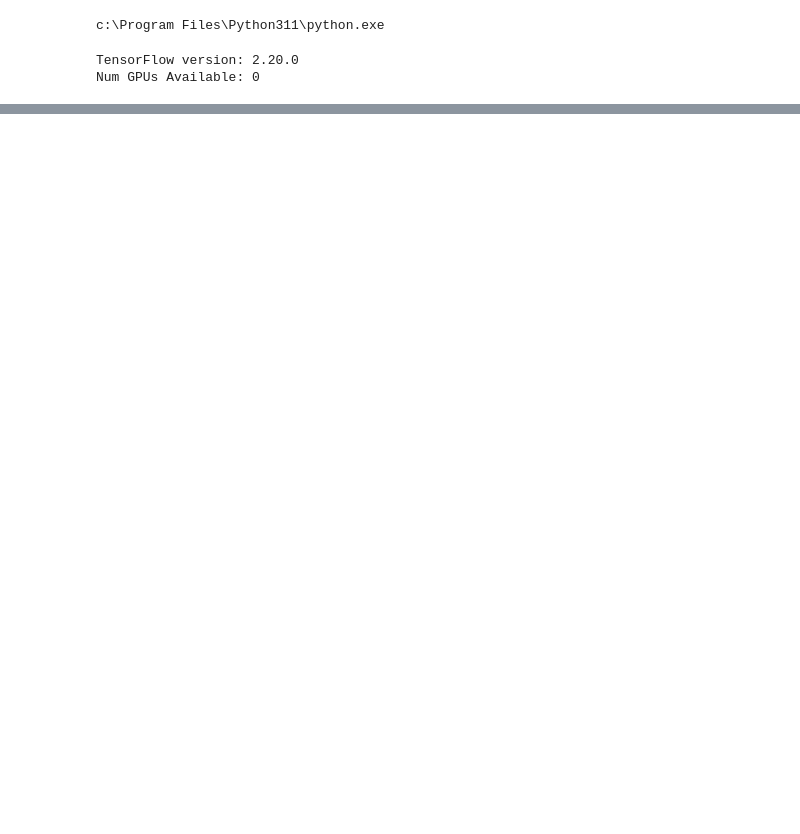
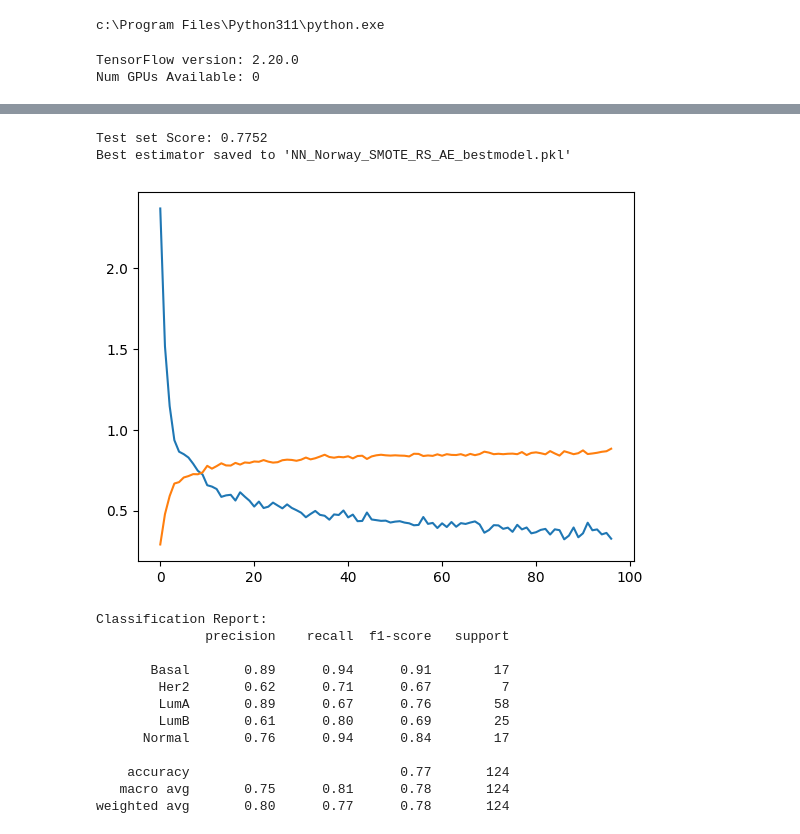
Before and after one commit to Alvinator24/BioinfoThesis, a Jupyter notebook: NeuralNetworks/Norway_NN_SMOTE_RandomSearch_AE.ipynb, the cells around one changed output, grey strips where cells are left out. Cells and saved outputs as stored; diff of their text form; code cells hidden in the pictures; blank space fills up the shorter version.

```diff
--- a/NeuralNetworks/Norway_NN_SMOTE_RandomSearch_AE.ipynb
+++ b/NeuralNetworks/Norway_NN_SMOTE_RandomSearch_AE.ipynb
@@ -83,11 +83,11 @@ def build_autoencoder(input_dim, encoding_dim=500, hidden_dim1=5000, hidden_dim2
     encoder = Model(inputs=inp, outputs=encoded)
     return autoencoder, encoder
 
-autoencoder, encoder = build_autoencoder(input_dim)
-autoencoder.fit(X_train_sm, X_train_sm, epochs=100, batch_size=32, verbose=1, shuffle=True)
+# Apply AE before the main pipeline (standard practice if AE is not being tuned)
+autoencoder, encoder = build_autoencoder(X_train.shape[1])
+autoencoder.fit(X_train, X_train, epochs=100, batch_size=32, verbose=1, shuffle=True)
 
-# Encode features
-X_train_encoded = encoder.predict(X_train_sm)
+X_train_encoded = encoder.predict(X_train)
 X_test_encoded = encoder.predict(X_test)
 # %% [output]
 Epoch 1/100
@@ -260,0 +300,67 @@ WARNING:tensorflow:6 out of the last 23 calls to <function TensorFlowTrainer.mak
+# %%
+#YOU CAN DELETE THIS I FIXED IT ABOVE JUST RAN AGAIN BECAUSE OF PREVIOUS ERROR
+
+# -------------------------------
+# EVALUATION
+# -------------------------------
+# Test on held-out test set
+test_acc = random_search.score(X_test_encoded, y_test_enc)
+print(f"Test set Score: {test_acc:.4f}")
+
+best_model = random_search.best_estimator_
+final_history = best_model.named_steps['nn'].model_.final_history
+
+
+joblib.dump(best_model, "NN_SMOTE_RS_AE_bestmodel.pkl")
+print("Best estimator saved to 'NN_SMOTE_RS_AE_bestmodel.pkl'")
+
+
+plt.plot(final_history['loss'], label='Loss')
+plt.plot(final_history['accuracy'], label='Accuracy')
+plt.show()
+
+
+y_pred_classes = best_model.predict(X_test_encoded)
+print("\nClassification Report:")
+print(classification_report(y_test_enc, y_pred_classes, target_names=le.classes_))
+
+cm = confusion_matrix(y_test_enc, y_pred_classes)
+plt.figure(figsize=(10, 8))
+sns.heatmap(cm, annot=True, fmt='d', cmap='Blues',
+            xticklabels=le.classes_, yticklabels=le.classes_)
+plt.xlabel('Predicted')
+plt.ylabel('True')
+plt.title('Confusion Matrix - Best Model')
+plt.tight_layout()
+plt.show()
+
+
+# Create results dataframe
+results_df = pd.DataFrame(random_search.cv_results_)
+results_df = results_df.sort_values('rank_test_score')
+
+# Show top 10 configurations
+print("\n" + "="*80)
+print("TOP 10 CONFIGURATIONS:")
+print("="*80)
+top_10 = results_df[['params', 'mean_test_score', 'std_test_score', 'rank_test_score']].head(10)
+for idx, row in top_10.iterrows():
+    print(f"\nRank {int(row['rank_test_score'])}:")
+    print(f"  Score: {row['mean_test_score']:.4f} (+/- {row['std_test_score']:.4f})")
+    print(f"  Parameters: {row['params']}")
+# %% [output]
+Test set Score: 0.7752
+Best estimator saved to 'NN_Norway_SMOTE_RS_AE_bestmodel.pkl'
+[figure, added]
+Classification Report:
+              precision    recall  f1-score   support
+
+       Basal       0.89      0.94      0.91        17
+        Her2       0.62      0.71      0.67         7
+        LumA       0.89      0.67      0.76        58
+        LumB       0.61      0.80      0.69        25
+      Normal       0.76      0.94      0.84        17
+
+    accuracy                           0.77       124
+   macro avg       0.75      0.81      0.78       124
+weighted avg       0.80      0.77      0.78       124
```
Also changed, not shown: parts of 6 cells of this notebook, 10 other files.
